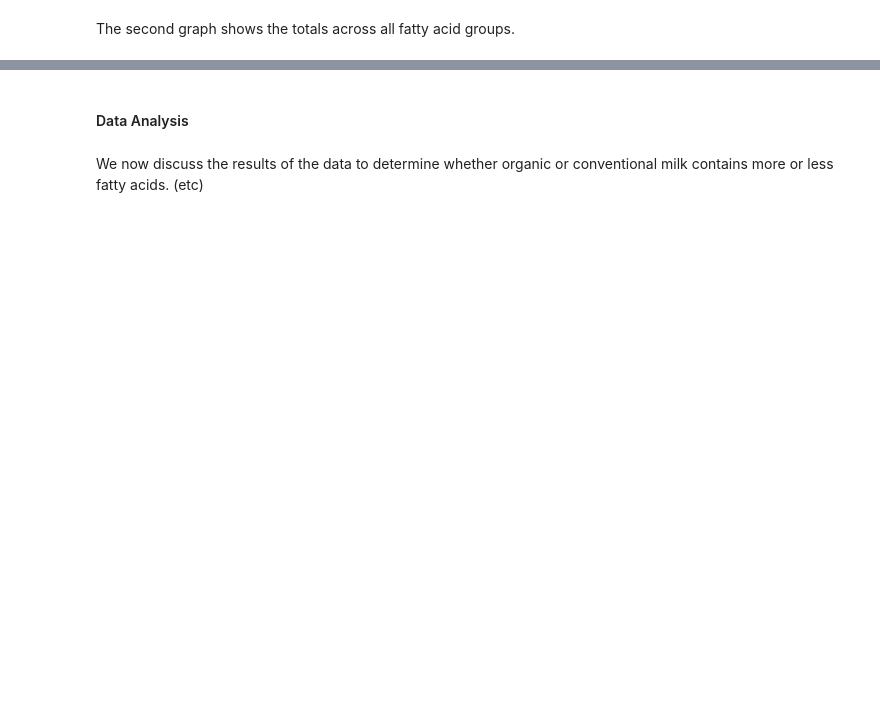
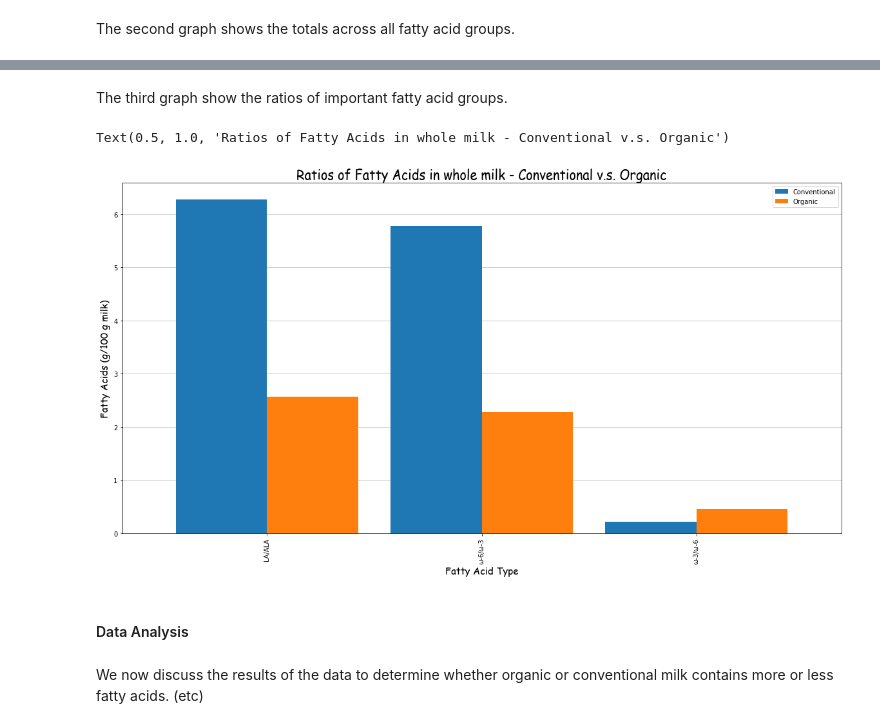
Before and after one commit to alswilli/CMPS-184-Final-Project, a Jupyter notebook: Is Organic Food worth it.ipynb, the cells around one changed output, grey strips where cells are left out. Drawn from its saved outputs; the diff is of its cells as text; code cells hidden in the pictures; blank space fills up the shorter version.

```diff
--- a/Is Organic Food worth it.ipynb
+++ b/Is Organic Food worth it.ipynb
@@ -260,3 +295,16 @@ Text(0.5, 1.0, 'Total Fatty Acids in whole milk - Conventional v.s. Organic')
+# %% [markdown]
+The third graph show the ratios of important fatty acid groups.
+# %%
+fig, ax = plt.subplots()
+dfRatio.plot(kind='bar', ax=ax, figsize=(20, 10), width=0.85, zorder = 3)
+ax.set_xlabel("Fatty Acid Type", fontname='Comic Sans MS', fontsize=15)
+ax.set_ylabel("Fatty Acids (g/100 g milk)", fontname='Comic Sans MS', fontsize=15)
+ax.grid(alpha = 0.25, color = 'black', zorder = 0)
+ax.xaxis.grid(False)
+plt.title('Ratios of Fatty Acids in whole milk - Conventional v.s. Organic', fontname='Comic Sans MS', fontsize=20)
+# %% [output]
+Text(0.5, 1.0, 'Ratios of Fatty Acids in whole milk - Conventional v.s. Organic')
+[figure, added]
 # %% [markdown]
 #### Data Analysis
 # %% [markdown]
```
Also changed, not shown: parts of 44 cells of this notebook.
